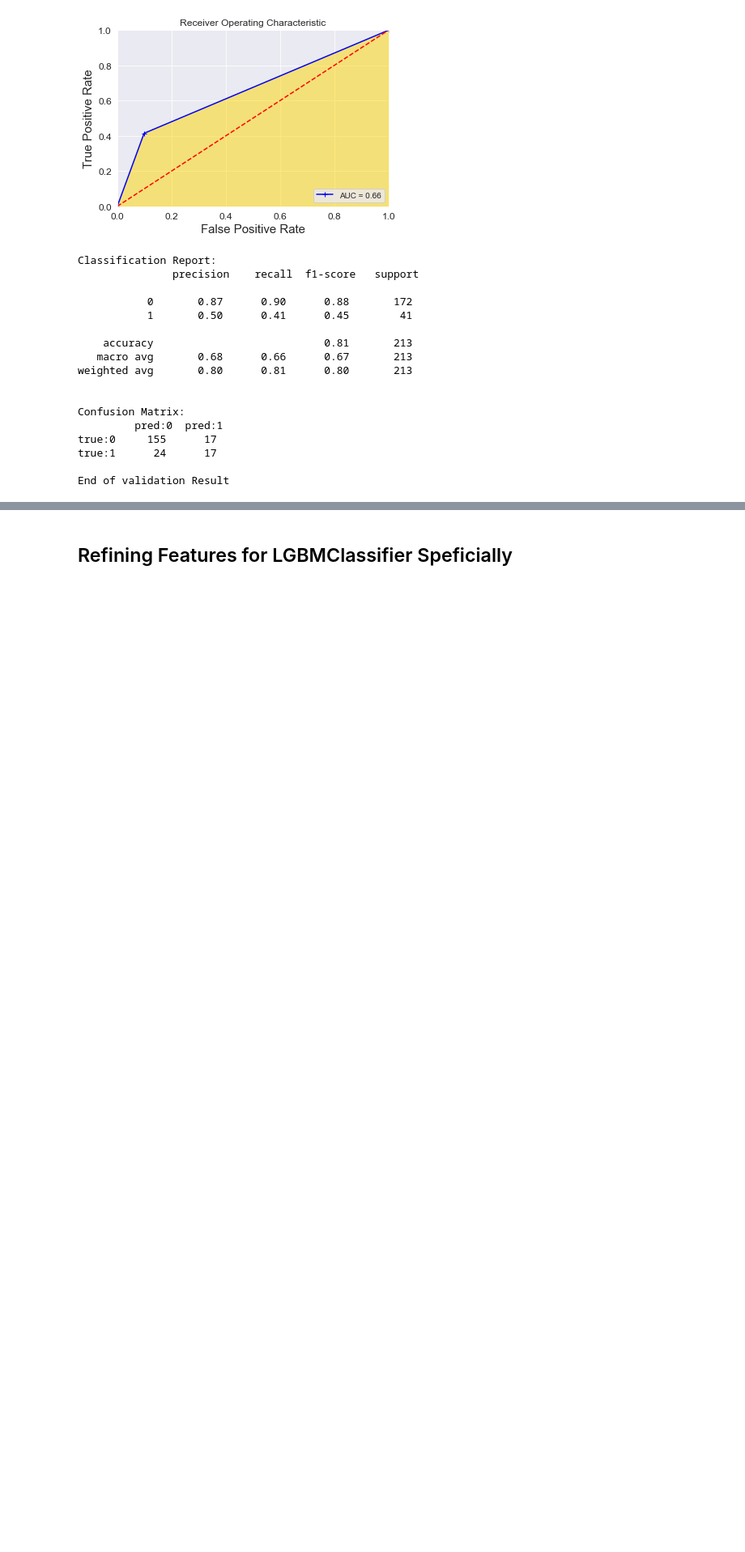
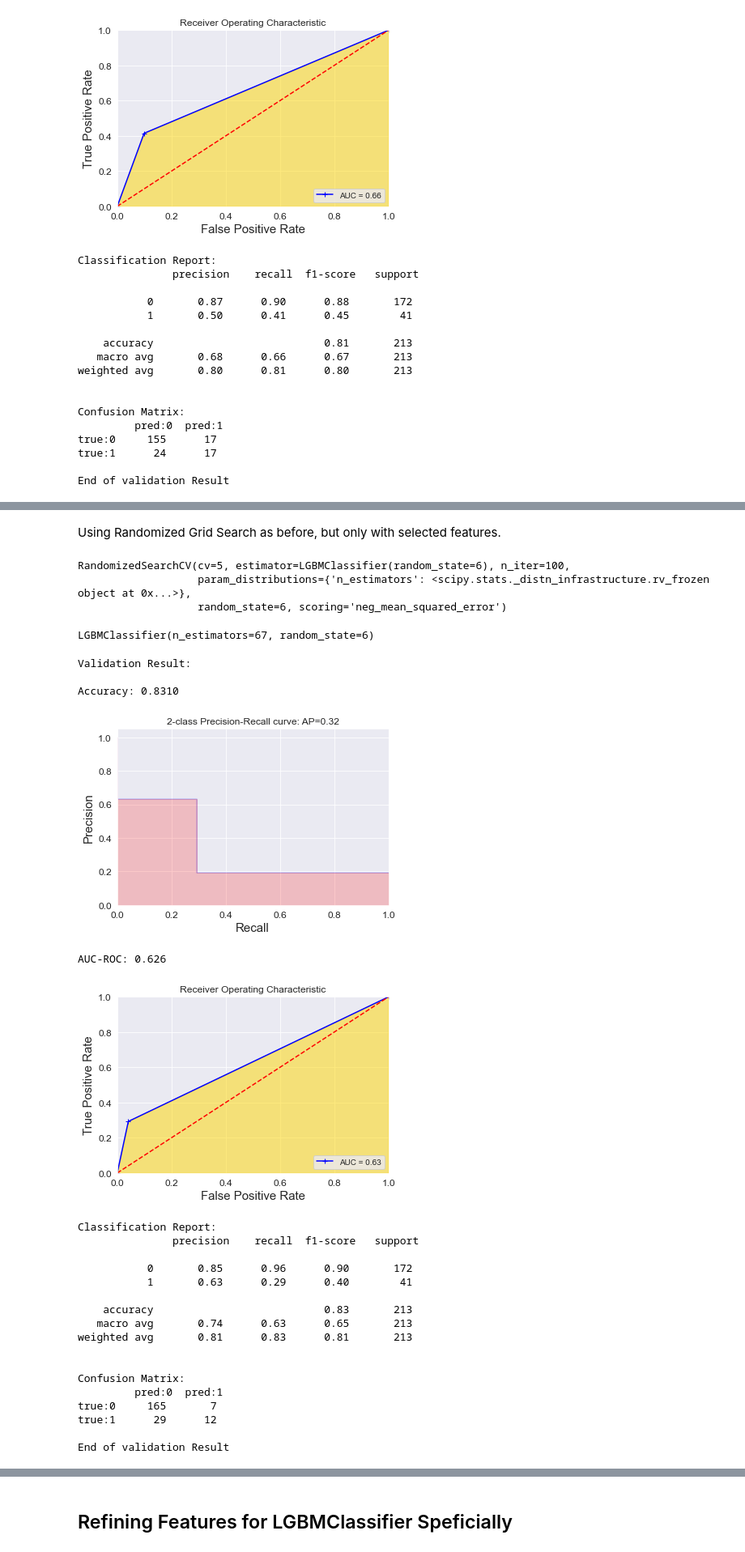
Before and after one commit to McGill-MMA-EnterpriseAnalytics/HR_Analytics, a Jupyter notebook: code/HR Analytics Model Selection Updated.ipynb, the cells around one changed output, grey strips where cells are left out. Shown at 81% size. Cells and saved outputs as stored; diff of their text form; code cells hidden in the pictures; blank space fills up the shorter version.

```diff
--- a/code/HR Analytics Model Selection Updated.ipynb
+++ b/code/HR Analytics Model Selection Updated.ipynb
@@ -1230,0 +1333,48 @@ End of validation Result
+# %% [markdown]
+Using Randomized Grid Search as before, but only with selected features.
+# %%
+param_distribs = {
+        'n_estimators': randint(low = 1, high = 150)
+    }
+
+lgbm = LGBMClassifier(random_state = 6)
+rnd_search = RandomizedSearchCV(lgbm, param_distributions = param_distribs,
+                                n_iter = 100, cv = 5, scoring = 'neg_mean_squared_error', random_state = 6)
+
+rnd_search.fit(X_enc, y_enc)
+# %% [output]
+RandomizedSearchCV(cv=5, estimator=LGBMClassifier(random_state=6), n_iter=100,
+                   param_distributions={'n_estimators': <scipy.stats._distn_infrastructure.rv_frozen object at 0x...>},
+                   random_state=6, scoring='neg_mean_squared_error')
+# %%
+rnd_search.best_estimator_
+# %% [output]
+LGBMClassifier(n_estimators=67, random_state=6)
+# %%
+clf_best = LGBMClassifier(**rnd_search.best_params_)
+clf_best.fit(X_enc_train_sm, y_enc_train_sm)
+clf_score(clf_best, X_enc_train_sm, y_enc_train_sm, X_enc_val, y_enc_val, train = False)
+# %% [output]
+Validation Result:
+
+Accuracy: 0.8310
+[figure, added]
+AUC-ROC: 0.626
+[figure, added]
+Classification Report:
+               precision    recall  f1-score   support
+
+           0       0.85      0.96      0.90       172
+           1       0.63      0.29      0.40        41
+
+    accuracy                           0.83       213
+   macro avg       0.74      0.63      0.65       213
+weighted avg       0.81      0.83      0.81       213
+
+
+Confusion Matrix:
+         pred:0  pred:1
+true:0     165       7
+true:1      29      12
+
+End of validation Result
```
Also changed, not shown: parts of 31 cells of this notebook.
